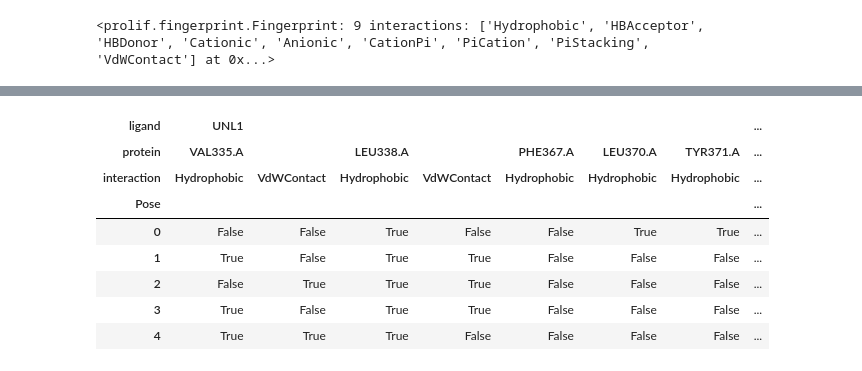
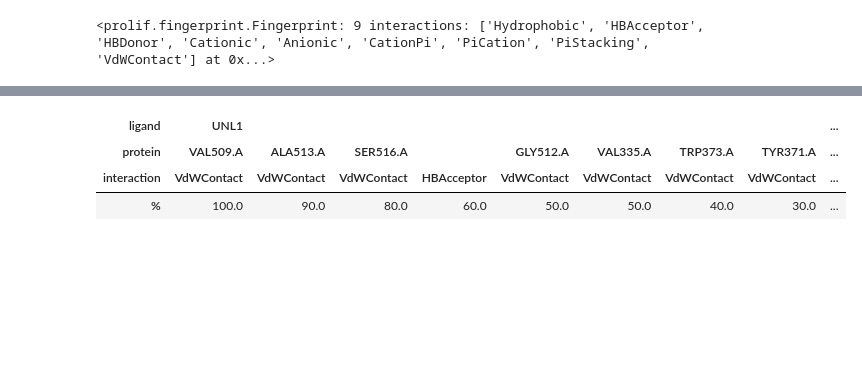
Before and after one commit to wesselporschen/ACMDD_COX2, a Jupyter notebook: 01alpha.ipynb, the cells around one changed output, grey strips where cells are left out. Saved outputs shown, nothing was run; the diff lists cells and outputs as text; code cells hidden in the pictures; blank space fills up the shorter version.

```diff
--- a/01alpha.ipynb
+++ b/01alpha.ipynb
@@ -232,6 +244,7 @@ test_smiles = [
     "OC1=CC=CC=C1C(N)=O",  #sal alt met C(N)=O ipv C(O)=O
     "CC3=C(c1ccc(S(N)(=O)=O)cc1)C(c2cccnc2)N(C)O3", #VALDECOXIB met extra N en methylgroep
     "CC3=C(c1ccc(S(N)(=O)=O)cc1)C(c2cccnc2)N(C)O3", #VALDECOXIB met extra N"
+    "CS(=O)(=O)c1ccc(cc1)C2=C(C(=O)OC2)c3ccccc3", # rofecoxib
 ]
 # %%
 i = -1
@@ -844,14 +876,11 @@ fp.run_from_iterable(pose_iterable, protein_mol)
 # %%
 df = fp.to_dataframe(index_col="Pose")
 # show only the 5 first poses
-df.head(5)
+# hide an interaction type (Hydrophobic)
+df.drop("Hydrophobic", level="interaction", axis=1, inplace=True)
+(df.mean().sort_values(ascending=False).to_frame(name="%").T * 100)
 # %% [output]
-| ligand | UNL1 |  |  |  |  |  |  | ... |
-| protein | VAL335.A |  | LEU338.A |  | PHE367.A | LEU370.A | TYR371.A | ... |
-| interaction | Hydrophobic | VdWContact | Hydrophobic | VdWContact | Hydrophobic | Hydrophobic | Hydrophobic | ... |
-| Pose |  |  |  |  |  |  |  | ... |
-| 0 | False | False | True | False | False | True | True | ... |
-| 1 | True | False | True | True | False | False | False | ... |
-| 2 | False | True | True | True | False | False | False | ... |
-| 3 | True | False | True | True | False | False | False | ... |
-| 4 | True | True | True | False | False | False | False | ... |
+| ligand | UNL1 |  |  |  |  |  |  |  | ... |
+| protein | VAL509.A | ALA513.A | SER516.A |  | GLY512.A | VAL335.A | TRP373.A | TYR371.A | ... |
+| interaction | VdWContact | VdWContact | VdWContact | HBAcceptor | VdWContact | VdWContact | VdWContact | VdWContact | ... |
+| % | 100.0 | 90.0 | 80.0 | 60.0 | 50.0 | 50.0 | 40.0 | 30.0 | ... |
```
Also changed, not shown: parts of 20 cells of this notebook.
